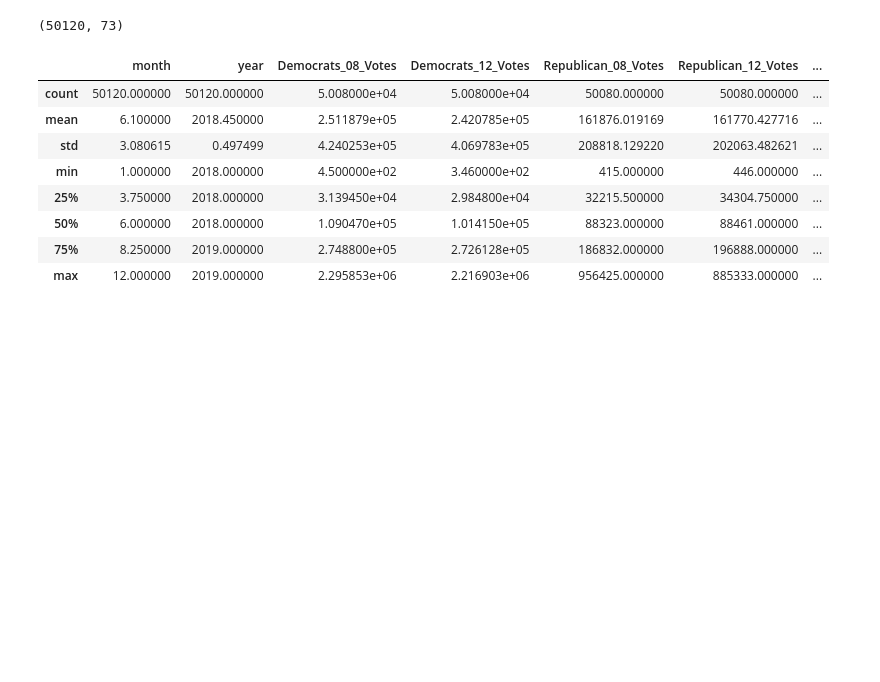
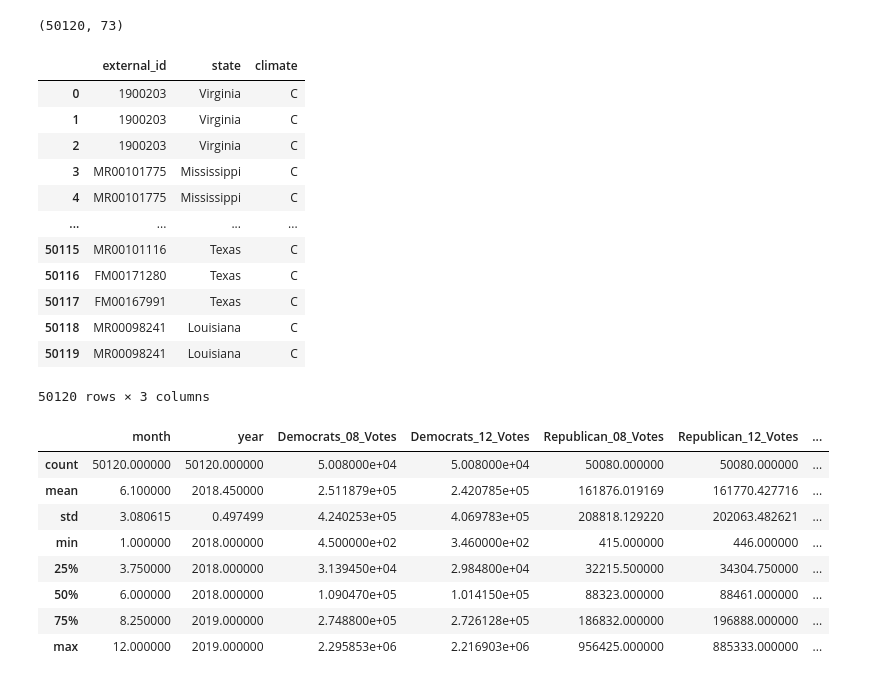
Before and after one commit to saurav193/capstone_BIBA, a Jupyter notebook: eda/eda_weather.ipynb, the cells around one changed output. Saved outputs shown, nothing was run; the diff lists cells and outputs as text; code cells hidden in the pictures; blank space fills up the shorter version.

```diff
--- a/eda/eda_weather.ipynb
+++ b/eda/eda_weather.ipynb
@@ -73,6 +73,23 @@ df_weather.head()
 df_weather.shape
 # %% [output]
 (50120, 73)
+# %%
+categorical_features = df_weather.loc[:, df_weather.dtypes == "object"]
+categorical_features
+# %% [output]
+|  | external_id | state | climate |
+| 0 | 1900203 | Virginia | C |
+| 1 | 1900203 | Virginia | C |
+| 2 | 1900203 | Virginia | C |
+| 3 | MR00101775 | Mississippi | C |
+| 4 | MR00101775 | Mississippi | C |
+| ... | ... | ... | ... |
+| 50115 | MR00101116 | Texas | C |
+| 50116 | FM00171280 | Texas | C |
+| 50117 | FM00167991 | Texas | C |
+| 50118 | MR00098241 | Louisiana | C |
+| 50119 | MR00098241 | Louisiana | C |
+50120 rows × 3 columns
 # %%
 describe = df_weather.describe()
 describe
```
Also changed, not shown: parts of 3 cells of this notebook, 1 other file.
